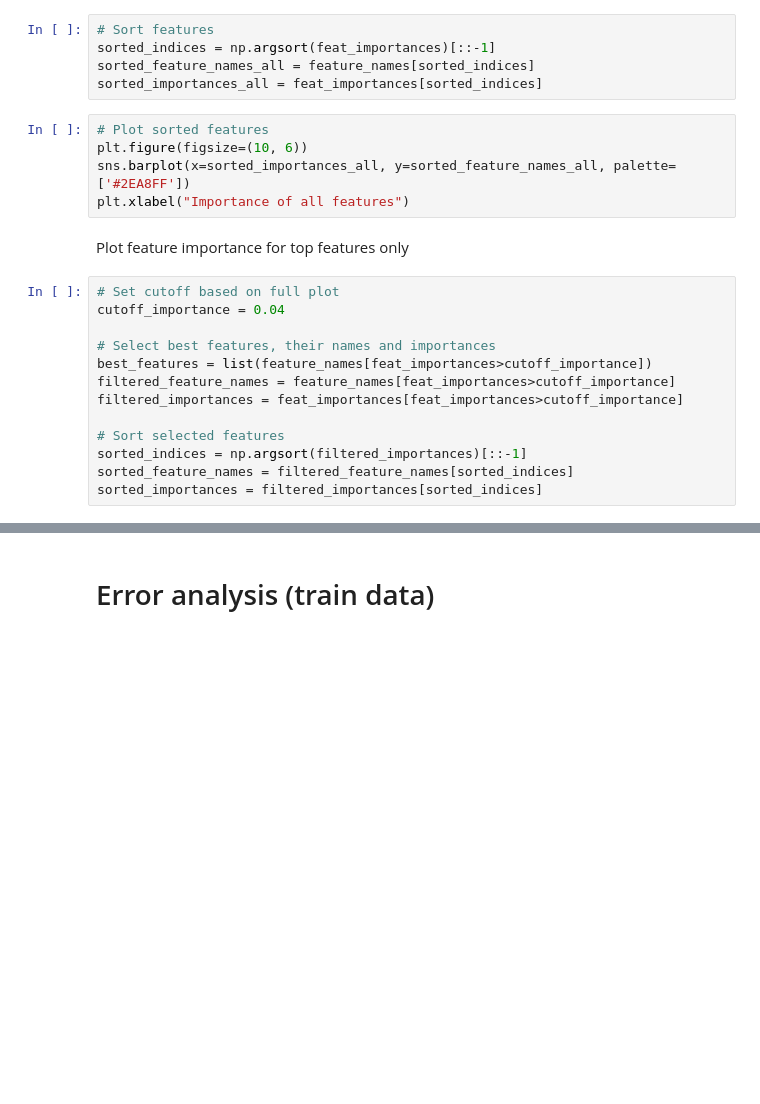
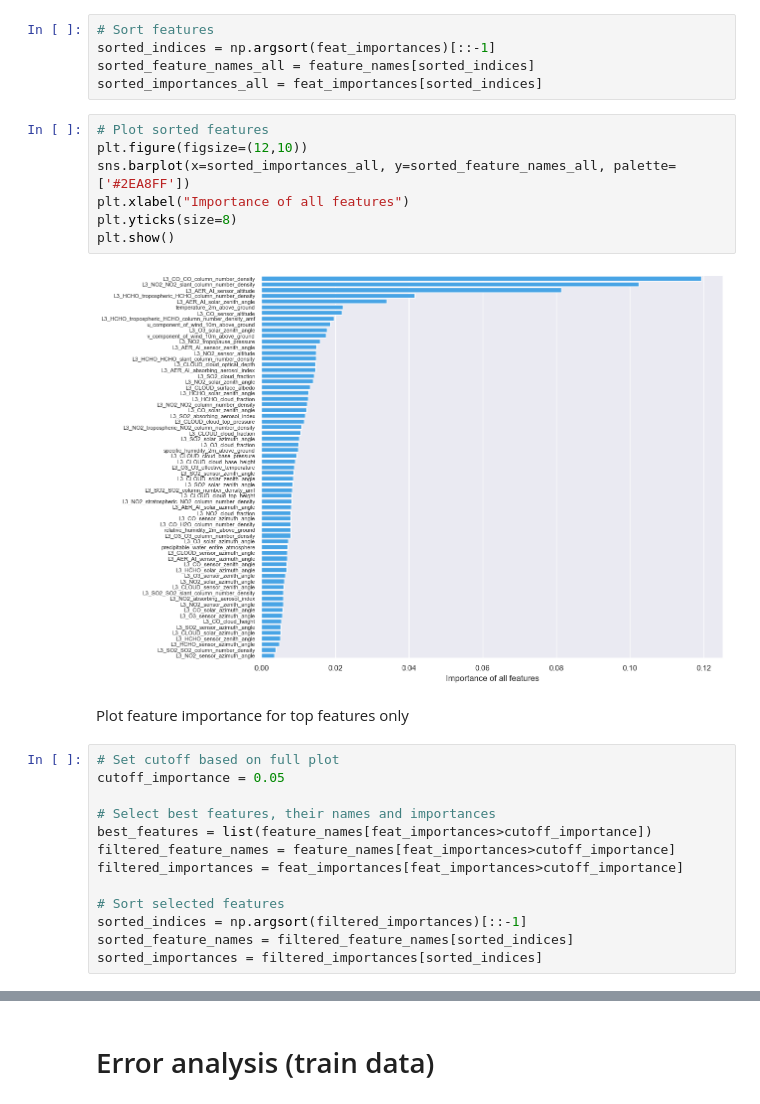
Before and after one commit to Maximilian2509/ds-AirPollution, a Jupyter notebook: air_pollution_challenge.ipynb, the cells around one changed output, grey strips where cells are left out. Cells and saved outputs as stored; diff of their text form; blank space fills up the shorter version.

```diff
--- a/air_pollution_challenge.ipynb
+++ b/air_pollution_challenge.ipynb
@@ -430,14 +451,18 @@ sorted_feature_names_all = feature_names[sorted_indices]
 sorted_importances_all = feat_importances[sorted_indices]
 # %%
 # Plot sorted features
-plt.figure(figsize=(10, 6))
+plt.figure(figsize=(12,10))
 sns.barplot(x=sorted_importances_all, y=sorted_feature_names_all, palette=['#2EA8FF'])
 plt.xlabel("Importance of all features")
+plt.yticks(size=8)
+plt.show()
+# %% [output]
+[figure, added]
 # %% [markdown]
 Plot feature importance for top features only
 # %%
 # Set cutoff based on full plot
-cutoff_importance = 0.04
+cutoff_importance = 0.05
 
 # Select best features, their names and importances
 best_features = list(feature_names[feat_importances>cutoff_importance])
```
Also changed, not shown: parts of 6 cells of this notebook.
